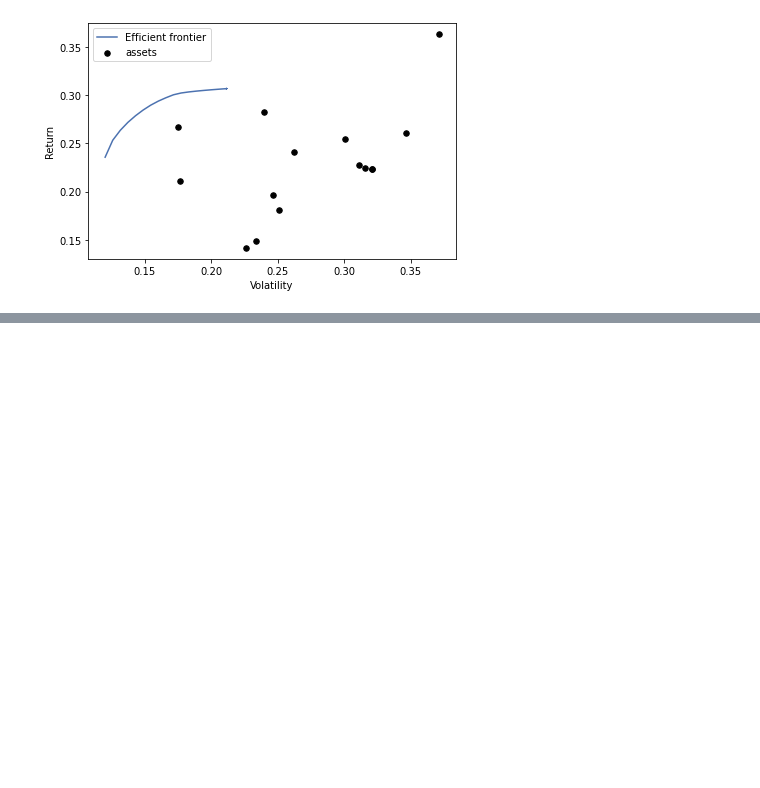
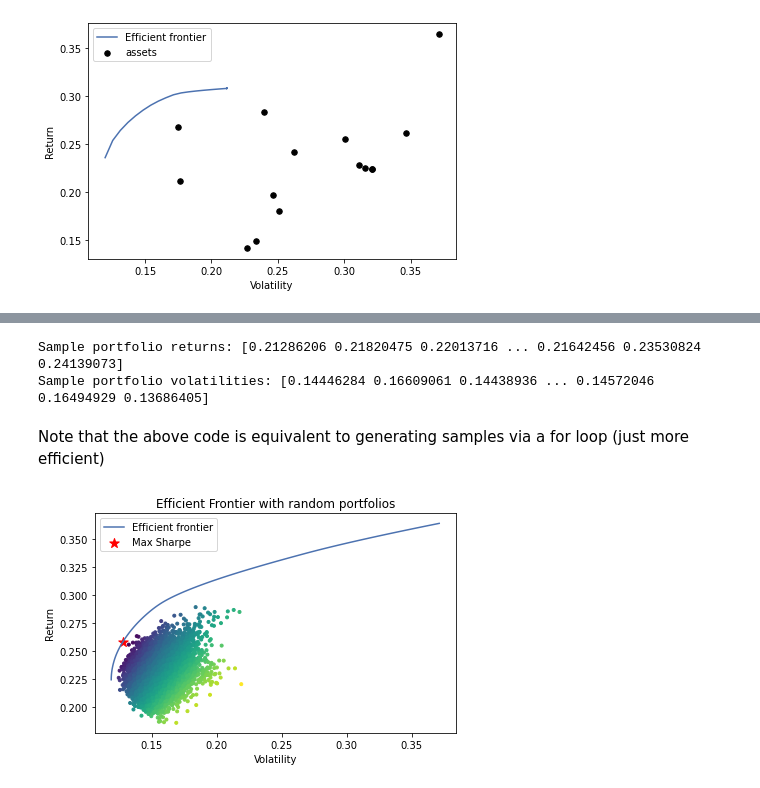
Before and after one commit to robertmartin8/PyPortfolioOpt, a Jupyter notebook: cookbook/2-Mean-Variance-Optimisation.ipynb, the cells around one changed output, grey strips where cells are left out. Cells and saved outputs as stored; diff of their text form; code cells hidden in the pictures; blank space fills up the shorter version.

```diff
--- a/cookbook/2-Mean-Variance-Optimisation.ipynb
+++ b/cookbook/2-Mean-Variance-Optimisation.ipynb
@@ -580,0 +642,14 @@ plt.ylabel("Return");
+# %%
+n_samples = 10000
+w = np.random.dirichlet(np.ones(len(mu)), n_samples)
+rets = w.dot(mu)
+stds = np.sqrt(np.diag(w @ S @ w.T))
+sharpes = rets / stds
+
+print("Sample portfolio returns:", rets)
+print("Sample portfolio volatilities:", stds)
+# %% [output]
+Sample portfolio returns: [0.21286206 0.21820475 0.22013716 ... 0.21642456 0.23530824 0.24139073]
+Sample portfolio volatilities: [0.14446284 0.16609061 0.14438936 ... 0.14572046 0.16494929 0.13686405]
+# %% [markdown]
+Note that the above code is equivalent to generating samples via a for loop (just more efficient)
@@ -580,0 +669,22 @@ plt.ylabel("Return");
+# %%
+# Plot efficient frontier with Monte Carlo sim
+ef = EfficientFrontier(mu, S)
+
+fig, ax = plt.subplots()
+plotting.plot_efficient_frontier(ef, ax=ax, show_assets=False)
+
+# Find and plot the tangency portfolio
+ef.max_sharpe()
+ret_tangent, std_tangent, _ = ef.portfolio_performance()
+ax.scatter(std_tangent, ret_tangent, marker="*", s=100, c="r", label="Max Sharpe")
+
+# Plot random portfolios
+ax.scatter(stds, rets, marker=".", c=sharpes, cmap="viridis_r")
+
+# Format
+ax.set_title("Efficient Frontier with random portfolios")
+ax.legend()
+plt.tight_layout()
+plt.show()
+# %% [output]
+[figure, added]
```
Also changed, not shown: parts of 36 cells of this notebook, 1 other file.
